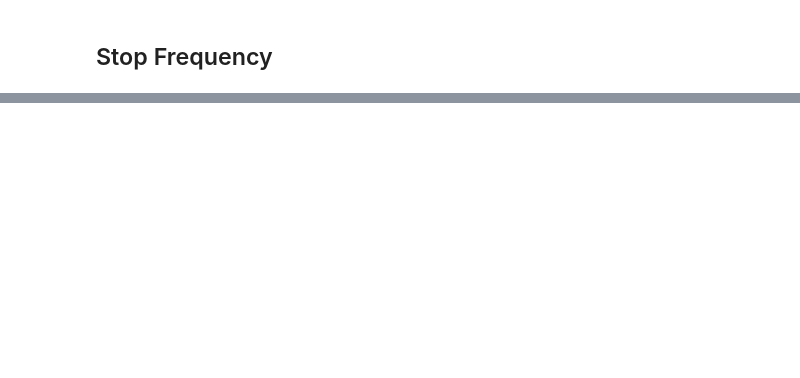
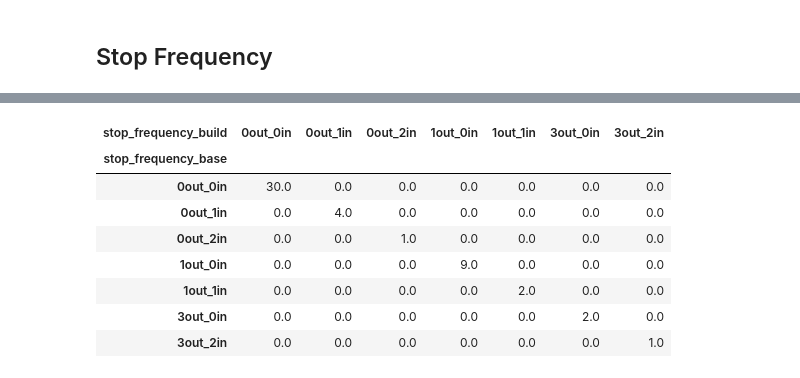
Before and after one commit to ActivitySim/asim_eet_viz, a Jupyter notebook: notebooks/tours.ipynb, the cells around one changed output, grey strips where cells are left out. Cells and saved outputs as stored; diff of their text form; code cells hidden in the pictures; blank space fills up the shorter version.

Commit message:
feat: adds summaries for atwork mc and stop freq

```diff
--- a/notebooks/tours.ipynb
+++ b/notebooks/tours.ipynb
@@ -315,0 +441,17 @@ print("Lorem ipsum") # Placeholder for CS
+# %%
+print(f"""Filtering tours by origin {
+    'and' if how_method == 'all' else 'or' if how_method == 'any' else '???'
+    } destination TAZ.\nOriginal tours in base: {len(base_tour)}\tbuild: {len(build_tour)}""")
+
+base_tour = base_tour[multi_filter_mazs([base_tour.origin, base_tour.destination])] # base tour in the filtered set
+
+# special build-case filtering
+build_tour = build_tour[(
+    build_tour.index.isin(base_tour_idx) # originally existed in base
+    & build_tour.index.isin(base_tour.index)    # and was in the current set for the base
+    ) |     # OR
+    ((~build_tour.index.isin(base_tour_idx)) # is a new tour
+     & multi_filter_mazs([build_tour.origin, build_tour.destination]) # and it's in this set
+     )]
+
+print(f"After filtering, tours in base: {len(base_tour)}\tbuild: {len(build_tour)}")
@@ -315,0 +462,17 @@ print("Lorem ipsum") # Placeholder for CS
+# %%
+df = pd.merge(
+    base_tour,
+    build_tour,
+    how='outer',
+    left_index=True,
+    right_index=True,
+    suffixes=['_base', '_build']
+)
+
+df.loc[df.stop_frequency_base == df.stop_frequency_build,'Case'] = "Unchanged"
+df.loc[df.stop_frequency_base != df.stop_frequency_build,'Case'] = "Changed"
+
+df.loc[df.stop_frequency_base.isna(),'Case'] = "Newly Created"
+df.loc[df.stop_frequency_build.isna(),"Case"] = "Removed"
+
+df.Case.value_counts()
@@ -315,0 +488,13 @@ print("Lorem ipsum") # Placeholder for CS
+# %%
+xtab = df[["stop_frequency_base", "stop_frequency_build"]].value_counts(dropna=False).unstack().fillna(0)
+xtab
+# %% [output]
+| stop_frequency_build | 0out_0in | 0out_1in | 0out_2in | 1out_0in | 1out_1in | 3out_0in | 3out_2in |
+| stop_frequency_base |  |  |  |  |  |  |  |
+| 0out_0in | 30.0 | 0.0 | 0.0 | 0.0 | 0.0 | 0.0 | 0.0 |
+| 0out_1in | 0.0 | 4.0 | 0.0 | 0.0 | 0.0 | 0.0 | 0.0 |
+| 0out_2in | 0.0 | 0.0 | 1.0 | 0.0 | 0.0 | 0.0 | 0.0 |
+| 1out_0in | 0.0 | 0.0 | 0.0 | 9.0 | 0.0 | 0.0 | 0.0 |
+| 1out_1in | 0.0 | 0.0 | 0.0 | 0.0 | 2.0 | 0.0 | 0.0 |
+| 3out_0in | 0.0 | 0.0 | 0.0 | 0.0 | 0.0 | 2.0 | 0.0 |
+| 3out_2in | 0.0 | 0.0 | 0.0 | 0.0 | 0.0 | 0.0 | 1.0 |
```
Also changed, not shown: parts of 23 cells of this notebook.
